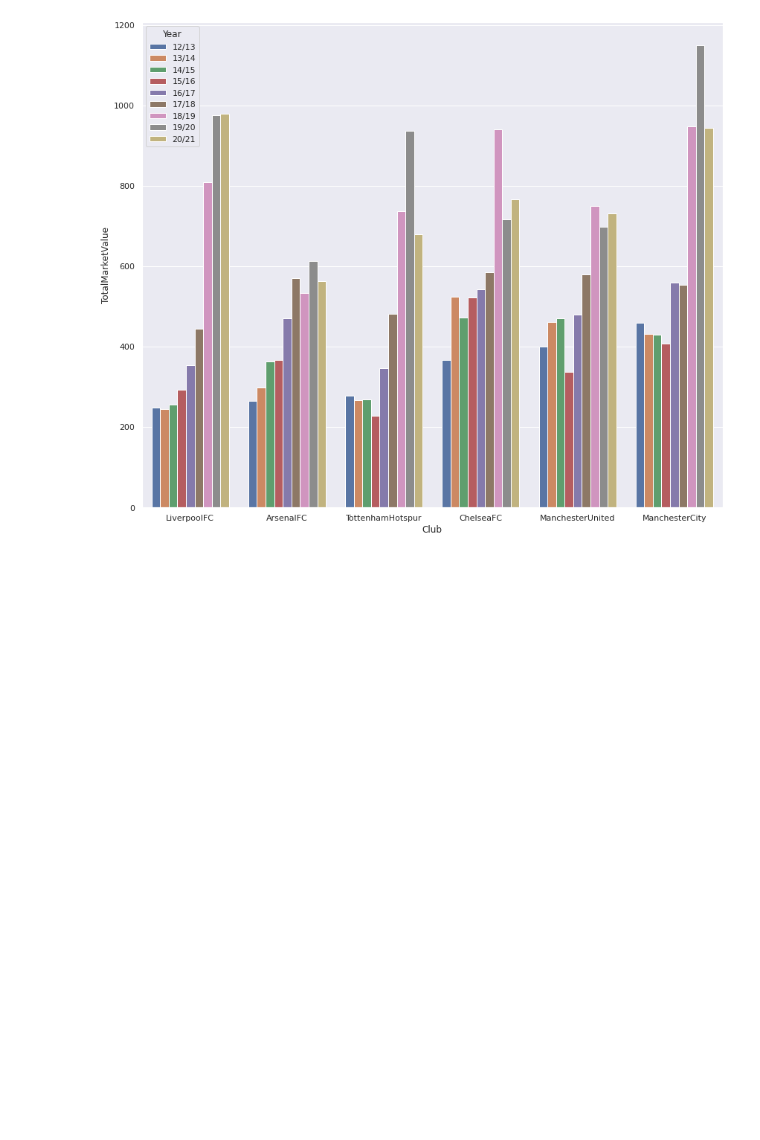
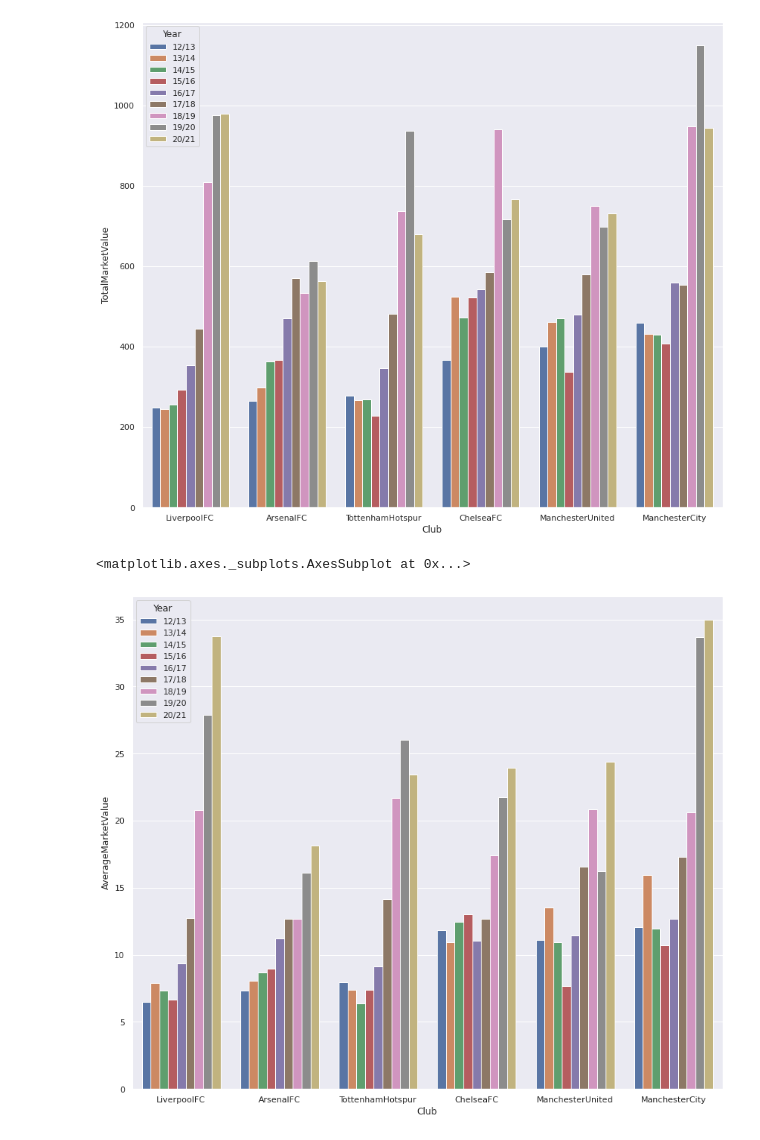
Before and after one commit to oshanoshu/PremierLeagueTransferMarket, a Jupyter notebook: MarketValue.ipynb, the cells around one changed output. Saved outputs shown, nothing was run; the diff lists cells and outputs as text; code cells hidden in the pictures; blank space fills up the shorter version.

```diff
--- a/MarketValue.ipynb
+++ b/MarketValue.ipynb
@@ -68,3 +69,8 @@ sns.barplot(data = df, x = "Club", y = "TotalMarketValue", hue="Year")
 # %% [output]
 <matplotlib.axes._subplots.AxesSubplot at 0x...>
 [figure]
+# %%
+sns.barplot(data = df, x = "Club", y = "AverageMarketValue", hue="Year")
+# %% [output]
+<matplotlib.axes._subplots.AxesSubplot at 0x...>
+[figure, added]
```
Also changed, not shown: parts of 5 cells of this notebook.
